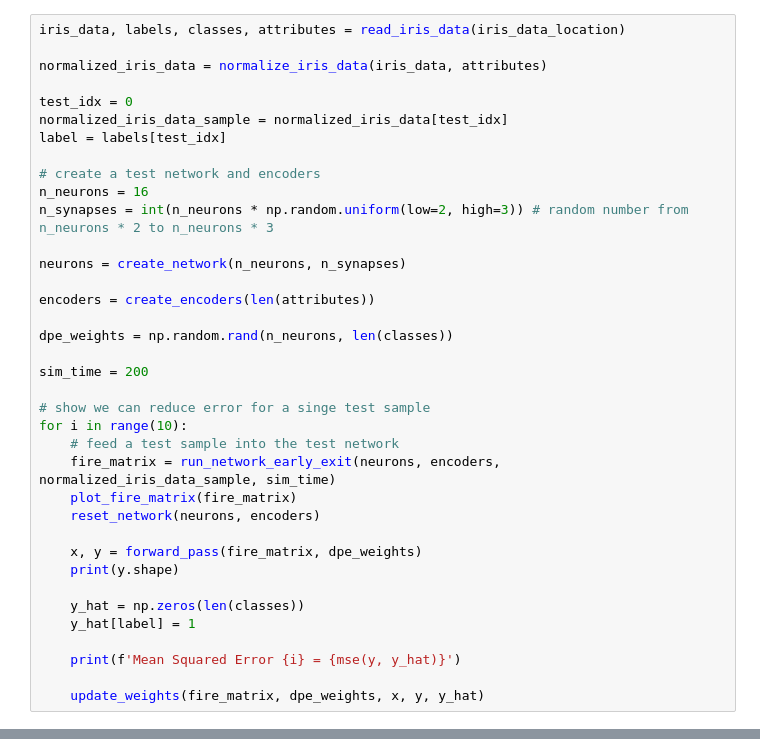
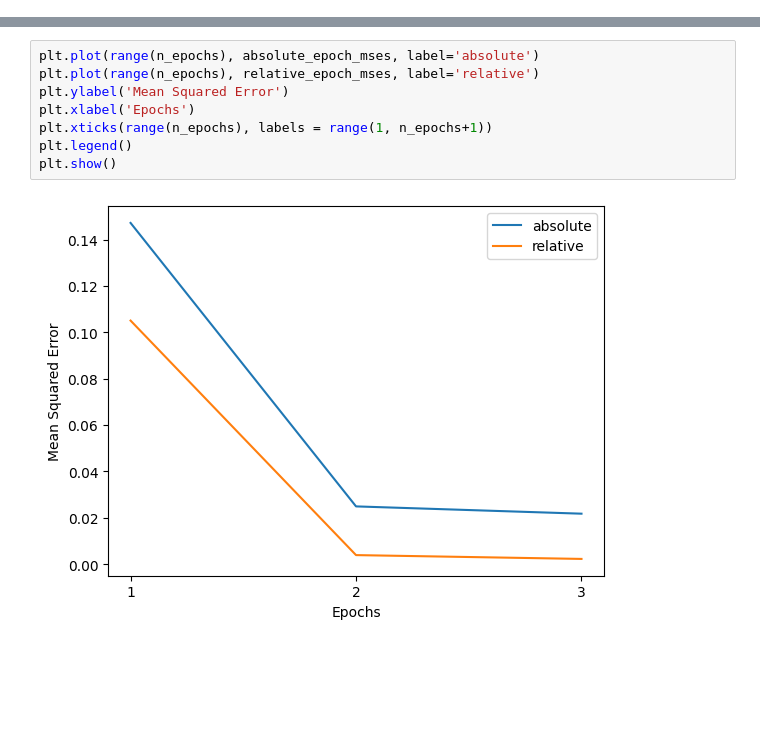
Before and after one commit to rfebbo/SNN_DPE, a Jupyter notebook: MG.ipynb, the cells around one changed output, grey strips where cells are left out. Cells and saved outputs as stored; diff of their text form; blank space fills up the shorter version.

```diff
--- a/MG.ipynb
+++ b/MG.ipynb
@@ -111,37 +95,0 @@ plt.show()
-# %%
-iris_data, labels, classes, attributes = read_iris_data(iris_data_location)
-
-normalized_iris_data = normalize_iris_data(iris_data, attributes)
-
-test_idx = 0
-normalized_iris_data_sample = normalized_iris_data[test_idx]
-label = labels[test_idx]
-
-# create a test network and encoders
-n_neurons = 16
-n_synapses = int(n_neurons * np.random.uniform(low=2, high=3)) # random number from n_neurons * 2 to n_neurons * 3
-
-neurons = create_network(n_neurons, n_synapses)
-
-encoders = create_encoders(len(attributes))
-
-dpe_weights = np.random.rand(n_neurons, len(classes))
-
-sim_time = 200
-
-# show we can reduce error for a singe test sample
-for i in range(10):
-    # feed a test sample into the test network
-    fire_matrix = run_network_early_exit(neurons, encoders, normalized_iris_data_sample, sim_time)
-    plot_fire_matrix(fire_matrix)
-    reset_network(neurons, encoders)
-
-    x, y = forward_pass(fire_matrix, dpe_weights)
-    print(y.shape)
-
-    y_hat = np.zeros(len(classes))
-    y_hat[label] = 1
-
-    print(f'Mean Squared Error {i} = {mse(y, y_hat)}')
-
-    update_weights(fire_matrix, dpe_weights, x, y, y_hat)
@@ -149,0 +211,10 @@ FileNotFoundError: [Errno 2] No such file or directory: '../Data/Iris/iris.data'
+# %%
+plt.plot(range(n_epochs), absolute_epoch_mses, label='absolute')
+plt.plot(range(n_epochs), relative_epoch_mses, label='relative')
+plt.ylabel('Mean Squared Error')
+plt.xlabel('Epochs')
+plt.xticks(range(n_epochs), labels = range(1, n_epochs+1))
+plt.legend()
+plt.show()
+# %% [output]
+[figure, added]
```
Also changed, not shown: parts of 10 cells of this notebook, 4 other files.
